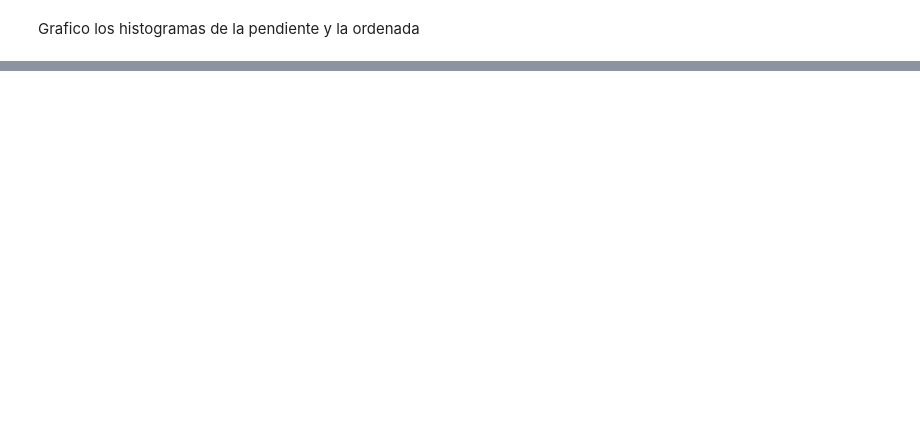
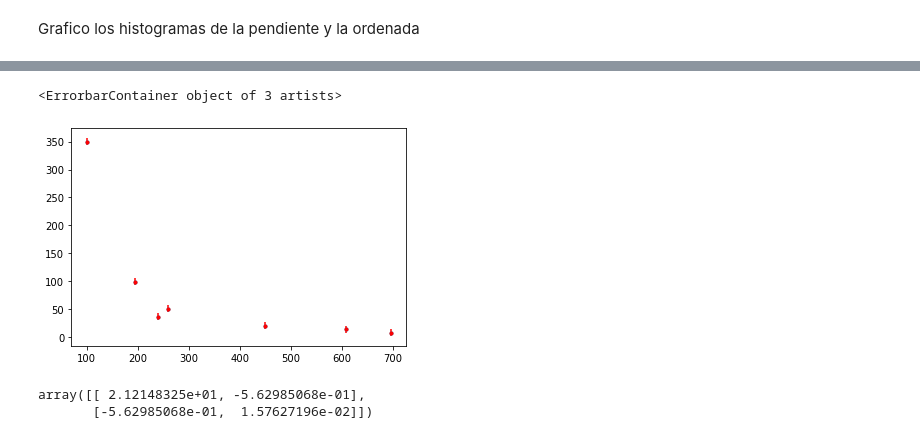
Before and after one commit to alexispacek/lab, a Jupyter notebook: Segundo ejercicio Lab 7.ipynb, the cells around one changed output, grey strips where cells are left out. Drawn from its saved outputs; the diff is of its cells as text; code cells hidden in the pictures; blank space fills up the shorter version.

Commit message:
medio rari la banda de error

```diff
--- a/Segundo ejercicio Lab 7.ipynb
+++ b/Segundo ejercicio Lab 7.ipynb
@@ -228,0 +229,31 @@ np.mean(distancias)
+# %%
+"""
+Aplico power law
+
+"""
+
+from scipy.optimize import curve_fit
+
+def powerlaw(r, s0, b):  # r0 no es variable aleatoria
+    r0 = 300
+    return s0*(r/r0)**(-b)
+
+
+r0 = 300 #metros
+s0 = 35 #VEM
+b = 2.1
+r = np.asarray(distancias)
+sigma = np.sqrt(s0)
+
+
+
+y = powerlaw(r,s0,b)
+
+signal = np.random.normal(y,sigma,7)
+
+
+plt.plot(distancias,signal, '.')
+plt.errorbar(distancias, signal, yerr=sigma, fmt=".", color="r")
+# %% [output]
+<ErrorbarContainer object of 3 artists>
+[figure, added]
@@ -228,0 +265,5 @@ np.mean(distancias)
+# %%
+pcov
+# %% [output]
+array([[ 2.12148325e+01, -5.62985068e-01],
+       [-5.62985068e-01,  1.57627196e-02]])
```
Also changed, not shown: parts of 17 cells of this notebook.
